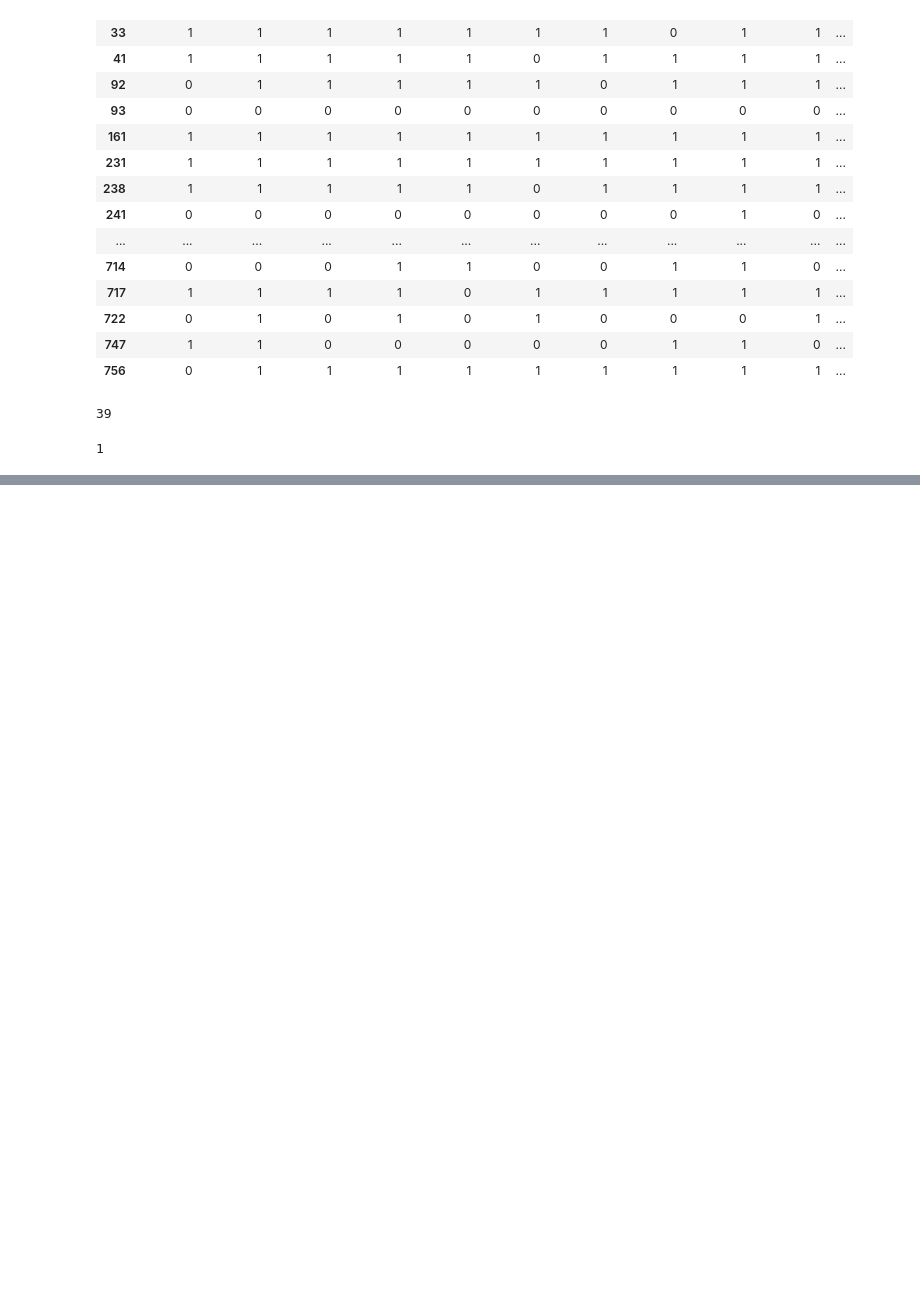
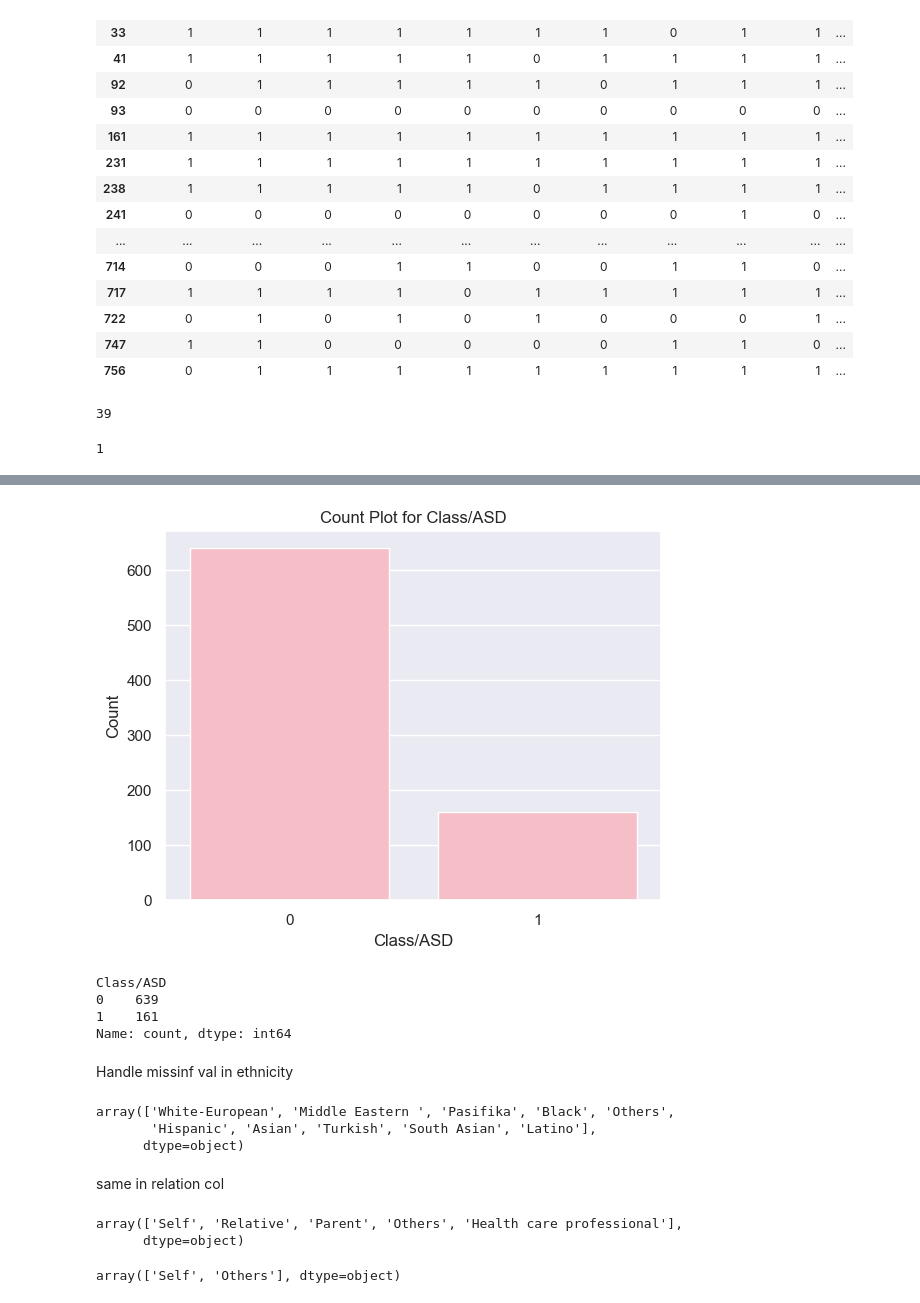
Before and after one commit to NANDINISHARMA30/AutiSm-Prediction, a Jupyter notebook: Autism_Prediction.ipynb, the cells around one changed output, grey strips where cells are left out. Cells and saved outputs as stored; diff of their text form; code cells hidden in the pictures; blank space fills up the shorter version.

```diff
--- a/Autism_Prediction.ipynb
+++ b/Autism_Prediction.ipynb
@@ -398,0 +435,18 @@ len(age_outliers)
+# %%
+# countplot for target column (Class/ASD)
+sns.countplot(x=df["Class/ASD"])
+plt.title("Count Plot for Class/ASD")
+plt.xlabel("Class/ASD")
+plt.ylabel("Count")
+plt.show()
+# %% [output]
+[figure, added]
+# %%
+df["Class/ASD"].value_counts()
+# %% [output]
+Class/ASD
+0    639
+1    161
+Name: count, dtype: int64
+# %% [markdown]
+Handle missinf val in ethnicity
@@ -398,0 +455,13 @@ len(age_outliers)
+# %%
+df["ethnicity"].unique()
+# %% [output]
+array(['White-European', 'Middle Eastern ', 'Pasifika', 'Black', 'Others',
+       'Hispanic', 'Asian', 'Turkish', 'South Asian', 'Latino'],
+      dtype=object)
+# %% [markdown]
+same in relation col
+# %%
+df["relation"].unique()
+# %% [output]
+array(['Self', 'Relative', 'Parent', 'Others', 'Health care professional'],
+      dtype=object)
@@ -398,0 +475,4 @@ len(age_outliers)
+# %%
+df["relation"].unique()
+# %% [output]
+array(['Self', 'Others'], dtype=object)
```
Also changed, not shown: parts of 13 cells of this notebook, 1 other file.
